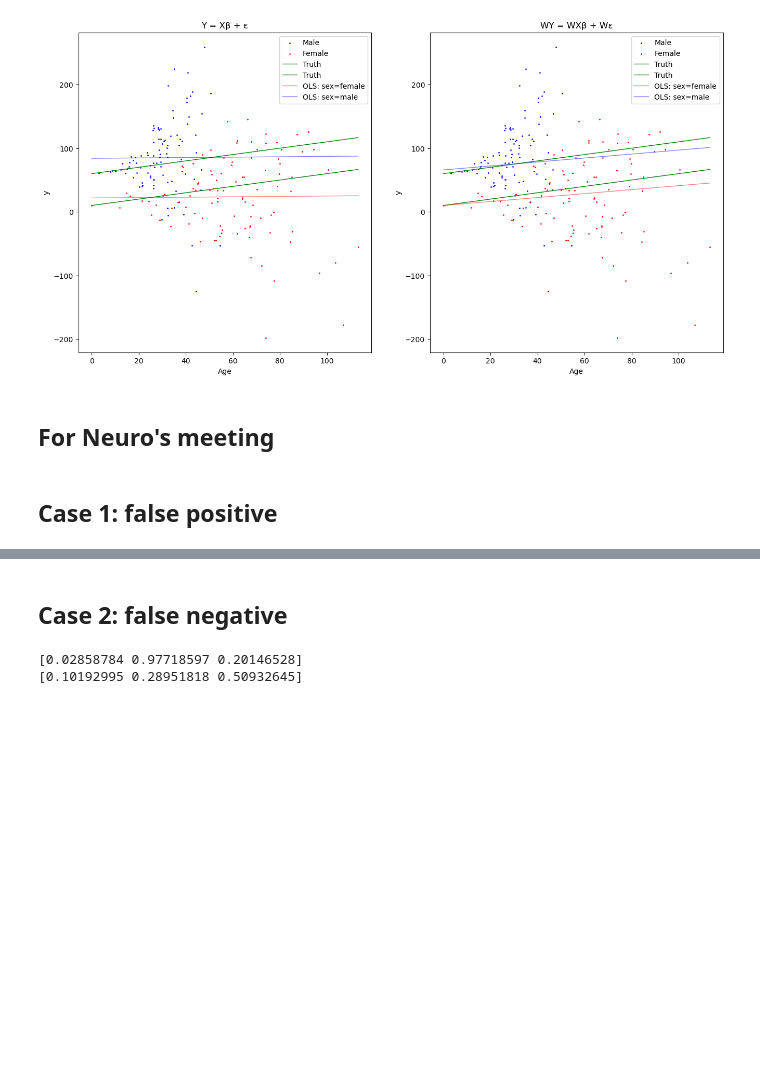
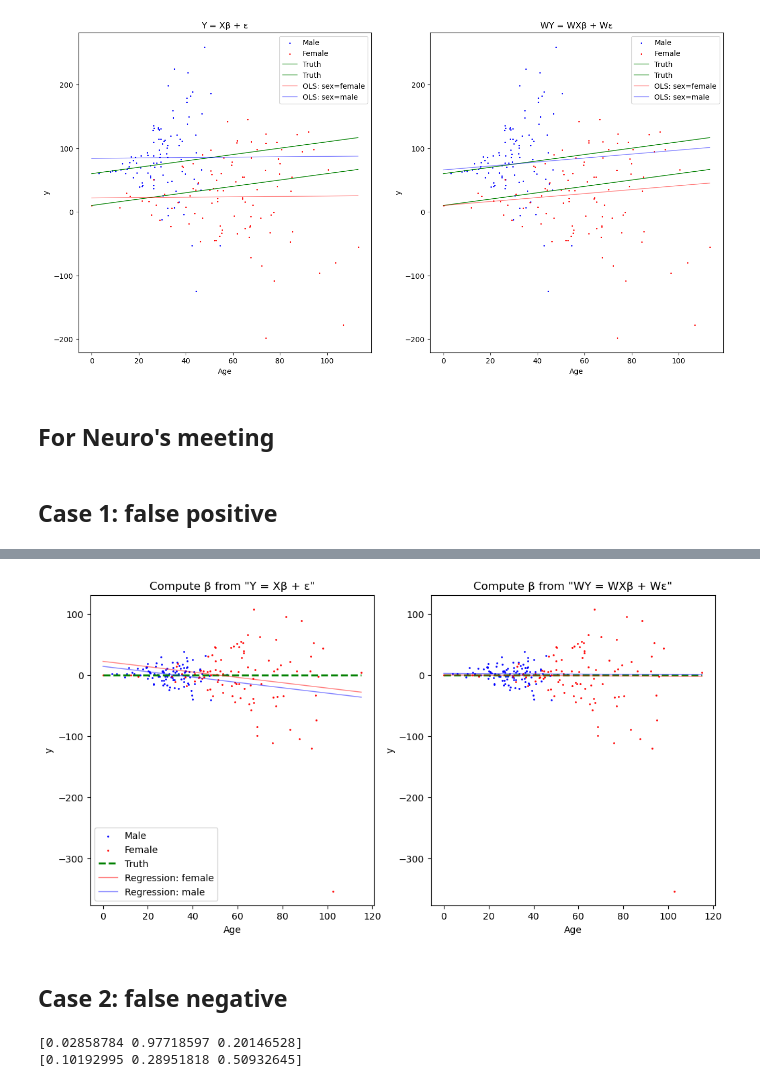
Before and after one commit to MASILab/Variance-Aging-Diffusion, a Jupyter notebook: Experiments/heteroskedasticity_vs_homoskedasticity.ipynb, the cells around one changed output, grey strips where cells are left out. Drawn from its saved outputs; the diff is of its cells as text; code cells hidden in the pictures; blank space fills up the shorter version.

```diff
--- a/Experiments/heteroskedasticity_vs_homoskedasticity.ipynb
+++ b/Experiments/heteroskedasticity_vs_homoskedasticity.ipynb
@@ -944,0 +947,82 @@ while(True):
+# %%
+while(True):
+    # Generate Data
+    # Age
+    age_male = np.random.normal(loc=30, scale=10, size=100)
+    age_male[age_male<=0] = 0.001
+    age_female = np.random.normal(loc=60, scale=20, size=100)
+    age_female[age_female<=0] = 0.001
+    age = np.concatenate((age_male, age_female))
+    # Sex
+    sex = np.concatenate((np.ones_like(age_male), np.zeros_like(age_female)))
+    # Noise, sigma, W
+    noise = np.zeros_like(age)
+    W = np.zeros((age.shape[0], age.shape[0]))
+    for i,a in enumerate(age):
+        if sex[i]==0:
+            # female
+            noise[i] = np.random.normal(loc=0, scale=0.01*a**2)
+            W[i,i] = (0.01*a**2)**(-1)
+        elif sex[i]==1:
+            # male
+            noise[i] = np.random.normal(loc=0, scale=0.5*a)
+            W[i,i] = (0.5*a)**(-1)
+
+    # Linear regression
+    Y = 0 + 0*age + 0*sex + noise
+    X = np.column_stack((np.ones_like(age), age, sex))
+    results = sm.OLS(Y,X).fit()
+    if results.pvalues[1] >0.05:
+        continue
+
+    fig, axes = plt.subplots(1,2, figsize=(12,6))
+    axes[0].scatter(age[:100], Y[:100], s=1, c = 'b', label='Male')
+    axes[0].scatter(age[100:], Y[100:], s=1, c = 'r', label='Female')
+
+    # truth
+    x = np.linspace(start=np.min(age), stop=np.max(age),num=10)
+    y_true = 0 + 0 * x
+    axes[0].plot(x, y_true, alpha = 1, color='g', linestyle='--', linewidth=2, label="Truth")
+    axes[1].plot(x, y_true, alpha = 1, color='g', linestyle='--', linewidth=2, label="Truth")
+
+    # regression
+    # female
+    X_test = np.column_stack((np.ones_like(x), x, np.zeros_like(x)))
+    Y_pred = results.predict(X_test)
+    axes[0].plot(x, Y_pred, alpha= 0.5, color='r', linestyle='-', linewidth=1, label="Regression: female")
+    # male
+    X_test = np.column_stack((np.ones_like(x), x, np.ones_like(x)))
+    Y_pred = results.predict(X_test)
+    axes[0].plot(x, Y_pred, alpha= 0.5, color='b', linestyle='-', linewidth=1, label="Regression: male")
+
+    axes[0].legend(loc='best')
+    axes[0].set_xlabel('Age')
+    axes[0].set_ylabel('y')
+    axes[0].set_title('Compute β from "Y = Xβ + ε"')
+    print(results.pvalues)
+    #######
+    # Linear regression with whitenning
+    WY = np.matmul(W, Y)
+    WX = np.matmul(W, X)
+    results_w = sm.OLS(WY, WX).fit()
+
+    axes[1].scatter(age[:100], Y[:100], s=1, c = 'b', label='Male')
+    axes[1].scatter(age[100:], Y[100:], s=1, c = 'r', label='Female')
+
+    # regression
+    # female-only
+    X_test = np.column_stack((np.ones_like(x), x, np.zeros_like(x)))
+    Y_pred = results_w.predict(X_test)
+    axes[1].plot(x, Y_pred, alpha= 0.5, color='r', linestyle='-', linewidth=1, label="Regression: female")
+    # male-only
+    X_test = np.column_stack((np.ones_like(x), x, np.ones_like(x)))
+    Y_pred = results_w.predict(X_test)
+    axes[1].plot(x, Y_pred, alpha= 0.5, color='b', linestyle='-', linewidth=1, label="Regression: male")
+
+    # axes[1].legend(loc='best')
+    axes[1].set_xlabel('Age')
+    axes[1].set_ylabel('y')
+    axes[1].set_title('Compute β from "WY = WXβ + Wε"')
+    print(results_w.pvalues)
+    break
+# %% [output]
@@ -945,3 +1031,4 @@ while(True):
+[figure, added]
 # %% [markdown]
 ## Case 2: false negative
 # %%
```
Also changed, not shown: parts of 4 cells of this notebook.
